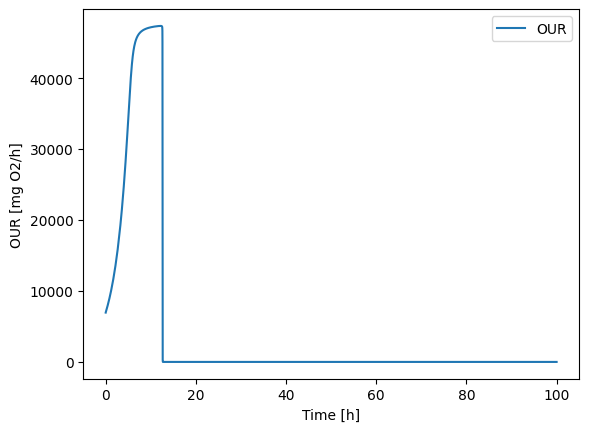
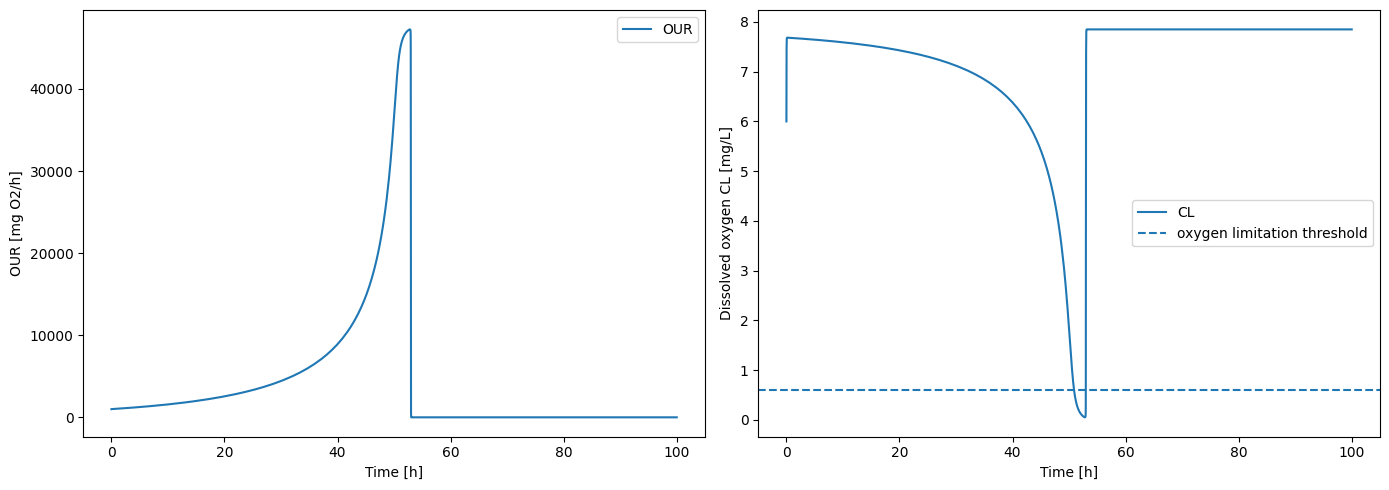
Unified diff of the notebook cell whose output changed from the first chart to the second:
--- before
+++ after
@@ -1,14 +1,17 @@
-plt.figure()
-plt.plot(t, OUR, label="OUR")
-plt.xlabel("Time [h]")
-plt.ylabel("OUR [mg O2/h]")
-plt.legend()
+fig, ax = plt.subplots(1, 2, figsize=(14,5))
+
+
+ax[0].plot(t, OUR, label="OUR")
+ax[0].set_xlabel("Time [h]")
+ax[0].set_ylabel("OUR [mg O2/h]")
+ax[0].legend()
+
+
+ax[1].plot(t, CL, label="CL")
+ax[1].axhline(3 * K_CL, linestyle="--", label="oxygen limitation threshold")
+ax[1].set_xlabel("Time [h]")
+ax[1].set_ylabel("Dissolved oxygen CL [mg/L]")
+ax[1].legend()
+
+plt.tight_layout()
 plt.show()
-
-plt.figure()
-plt.plot(t, CL, label="CL")
-plt.axhline(3 * K_CL, linestyle="--", label="oxygen limitation threshold")
-plt.xlabel("Time [h]")
-plt.ylabel("Dissolved oxygen CL [mg/L]")
-plt.legend()
-plt.show()

Commit: help